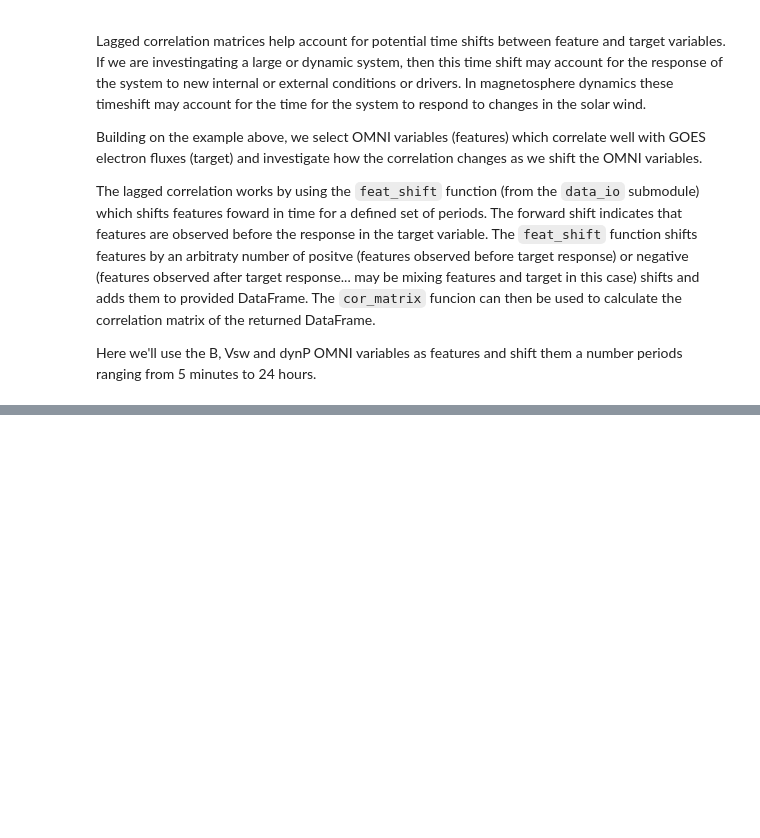
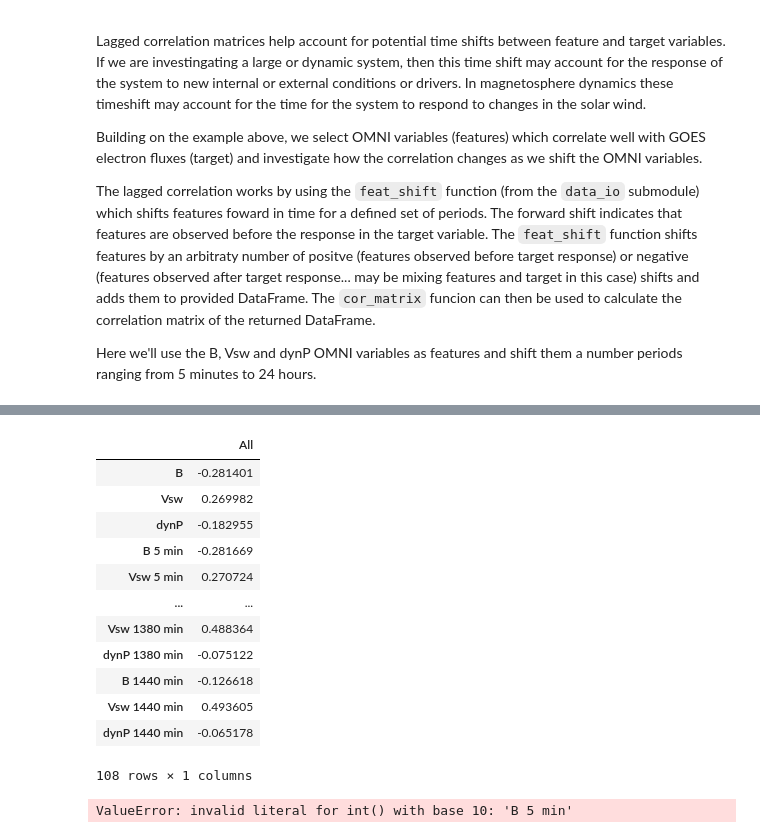
Before and after one commit to kylermurphy/ml_fw, a Jupyter notebook: Notebooks/Profile_cor.ipynb, the cells around one changed output, grey strips where cells are left out. Cells and saved outputs as stored; diff of their text form; code cells hidden in the pictures; blank space fills up the shorter version.

```diff
--- a/Notebooks/Profile_cor.ipynb
+++ b/Notebooks/Profile_cor.ipynb
@@ -119,0 +116,21 @@ f_dfs
+# %%
+cor_mat
+# %% [output]
+|  | All |
+| B | -0.281401 |
+| Vsw | 0.269982 |
+| dynP | -0.182955 |
+| B 5 min | -0.281669 |
+| Vsw 5 min | 0.270724 |
+| ... | ... |
+| Vsw 1380 min | 0.488364 |
+| dynP 1380 min | -0.075122 |
+| B 1440 min | -0.126618 |
+| Vsw 1440 min | 0.493605 |
+| dynP 1440 min | -0.065178 |
+108 rows × 1 columns
+# %%
+a = 'B 5 min'
+int(a)
+# %% [output]
+ValueError: invalid literal for int() with base 10: 'B 5 min'
```
Also changed, not shown: parts of 5 cells of this notebook, 5 other files.
